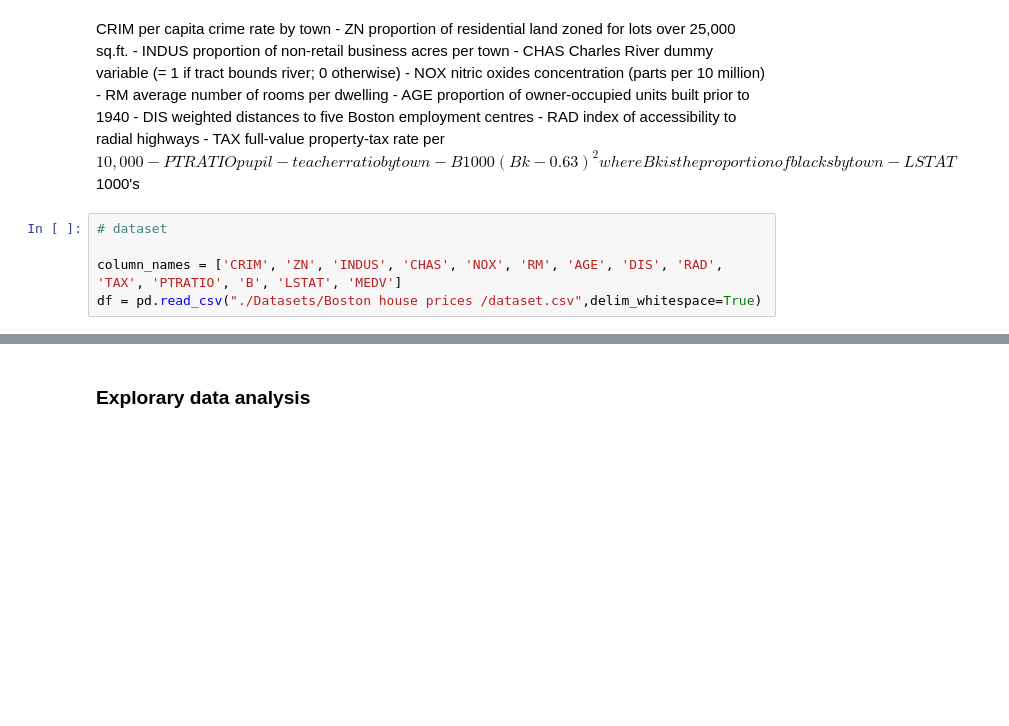
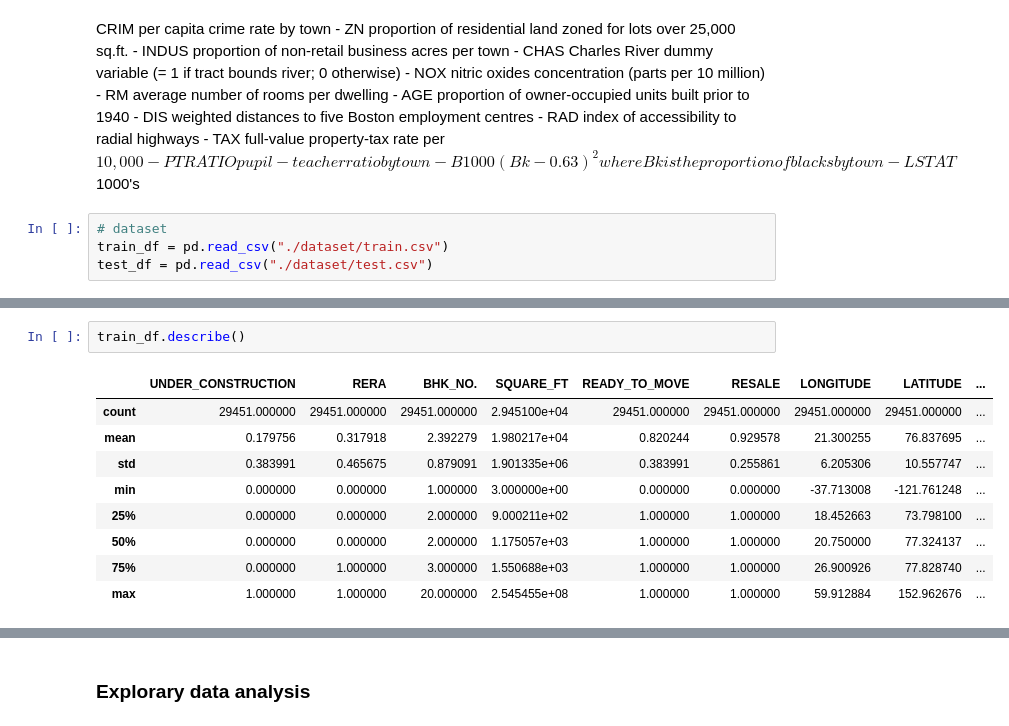
Before and after one commit to NandhuGB/Kaggle-competitions, a Jupyter notebook: boston-house-prices/Boston house prices.ipynb, the cells around one changed output, grey strips where cells are left out. Saved outputs shown, nothing was run; the diff lists cells and outputs as text; blank space fills up the shorter version.

```diff
--- a/boston-house-prices/Boston house prices.ipynb
+++ b/boston-house-prices/Boston house prices.ipynb
@@ -18,7 +18,6 @@ from sklearn.metrics import mean_squared_error, r2_score, mean_absolute_error, r
 CRIM per capita crime rate by town - ZN proportion of residential land zoned for lots over 25,000 sq.ft. - INDUS proportion of non-retail business acres per town - CHAS Charles River dummy variable (= 1 if tract bounds river; 0 otherwise) - NOX nitric oxides concentration (parts per 10 million) - RM average number of rooms per dwelling - AGE proportion of owner-occupied units built prior to 1940 - DIS weighted distances to five Boston employment centres - RAD index of accessibility to radial highways - TAX full-value property-tax rate per $10,000 - PTRATIO pupil-teacher ratio by town - B 1000(Bk - 0.63)^2 where Bk is the proportion of blacks by town - LSTAT % lower status of the population - MEDV Median value of owner-occupied homes in $1000's
 # %%
 # dataset
-
-column_names = ['CRIM', 'ZN', 'INDUS', 'CHAS', 'NOX', 'RM', 'AGE', 'DIS', 'RAD', 'TAX', 'PTRATIO', 'B', 'LSTAT', 'MEDV']
-df = pd.read_csv("./Datasets/Boston house prices /dataset.csv",delim_whitespace=True)
+train_df = pd.read_csv("./dataset/train.csv")
+test_df = pd.read_csv("./dataset/test.csv")
 # %%
@@ -25,0 +32,12 @@ df.columns = column_names
+# %%
+train_df.describe()
+# %% [output]
+|  | UNDER_CONSTRUCTION | RERA | BHK_NO. | SQUARE_FT | READY_TO_MOVE | RESALE | LONGITUDE | LATITUDE | ... |
+| count | 29451.000000 | 29451.000000 | 29451.000000 | 2.945100e+04 | 29451.000000 | 29451.000000 | 29451.000000 | 29451.000000 | ... |
+| mean | 0.179756 | 0.317918 | 2.392279 | 1.980217e+04 | 0.820244 | 0.929578 | 21.300255 | 76.837695 | ... |
+| std | 0.383991 | 0.465675 | 0.879091 | 1.901335e+06 | 0.383991 | 0.255861 | 6.205306 | 10.557747 | ... |
+| min | 0.000000 | 0.000000 | 1.000000 | 3.000000e+00 | 0.000000 | 0.000000 | -37.713008 | -121.761248 | ... |
+| 25% | 0.000000 | 0.000000 | 2.000000 | 9.000211e+02 | 1.000000 | 1.000000 | 18.452663 | 73.798100 | ... |
+| 50% | 0.000000 | 0.000000 | 2.000000 | 1.175057e+03 | 1.000000 | 1.000000 | 20.750000 | 77.324137 | ... |
+| 75% | 0.000000 | 1.000000 | 3.000000 | 1.550688e+03 | 1.000000 | 1.000000 | 26.900926 | 77.828740 | ... |
+| max | 1.000000 | 1.000000 | 20.000000 | 2.545455e+08 | 1.000000 | 1.000000 | 59.912884 | 152.962676 | ... |
```
Also changed, not shown: parts of 15 cells of this notebook, 7 other files.
